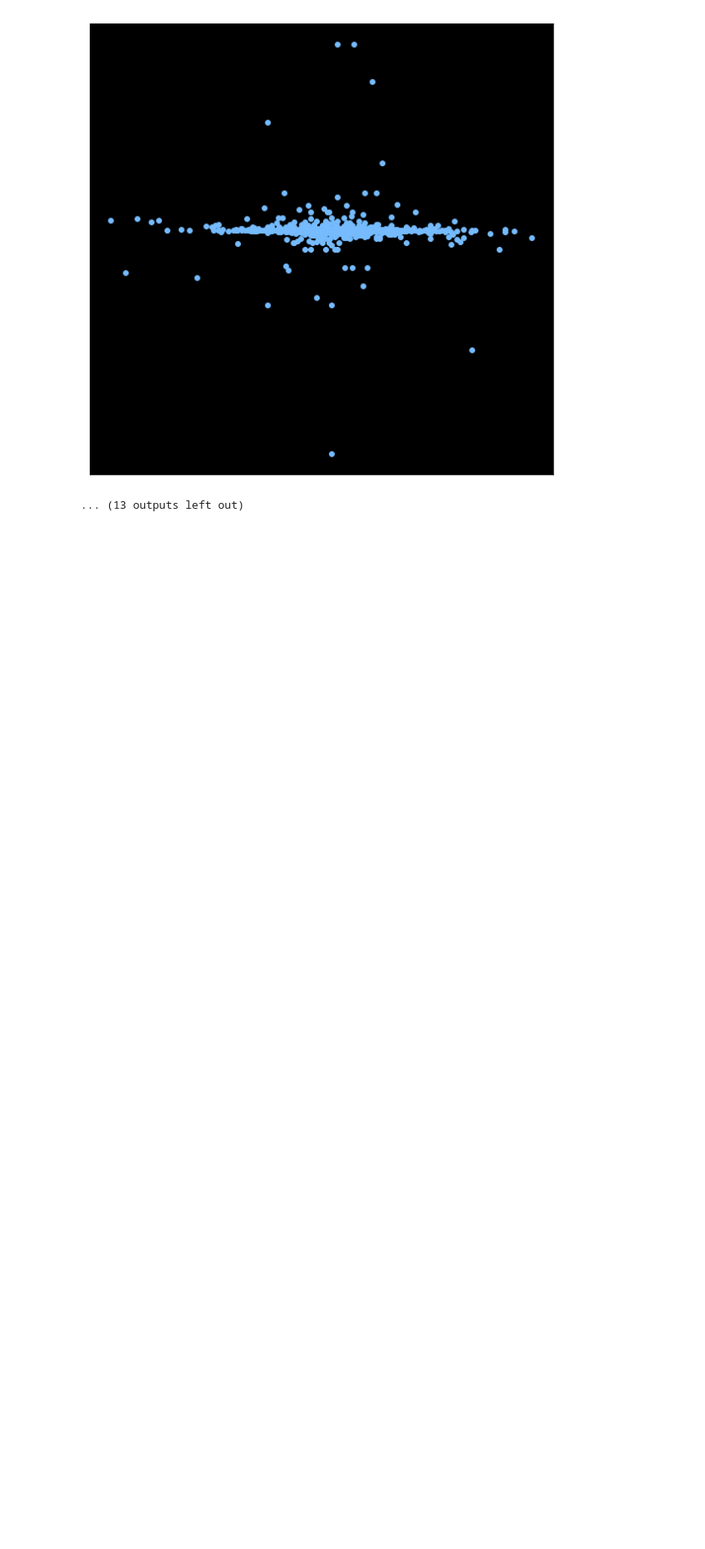
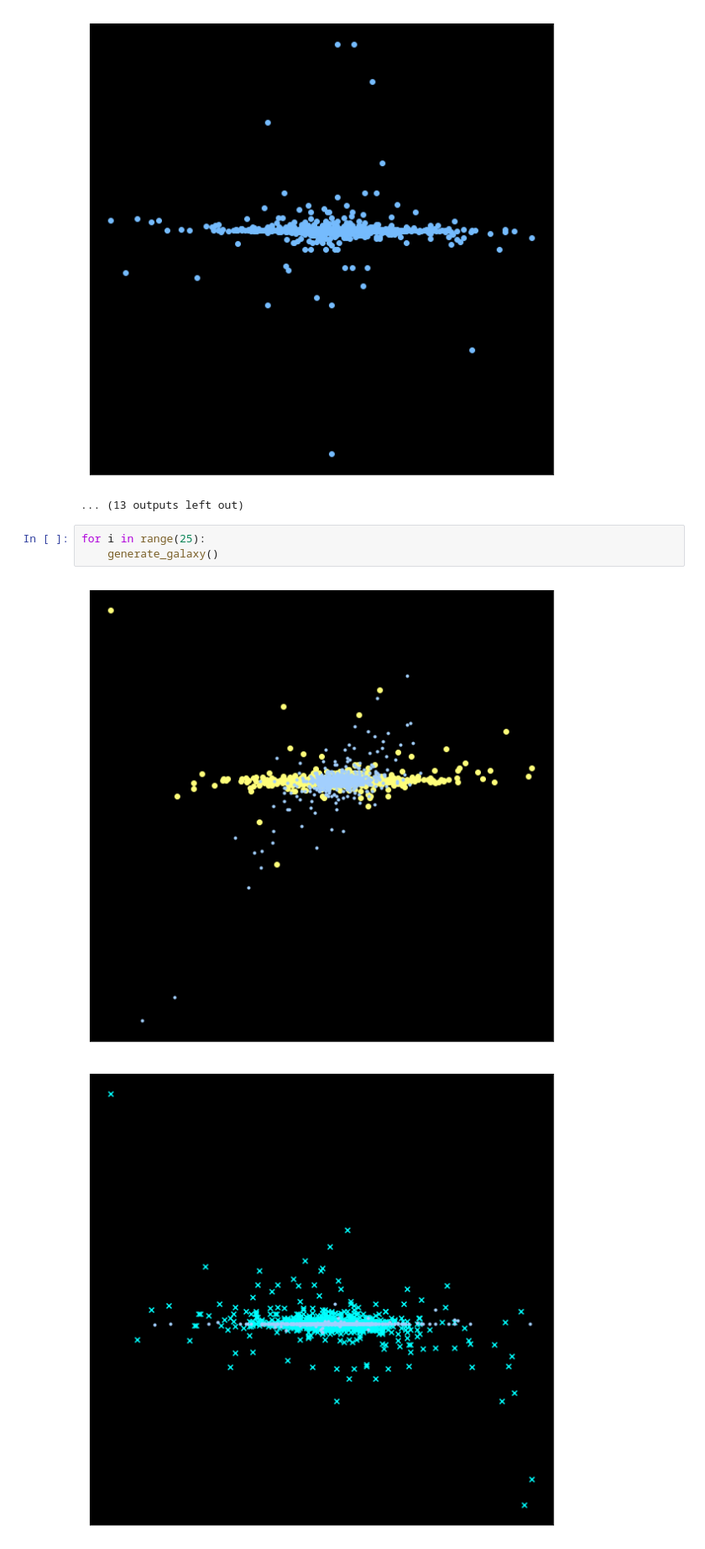
Before and after one commit to DanielJohnBenton/random-galaxy-generator, a Jupyter notebook: galaxy.ipynb, the cells around one changed output. Shown: that part at 84% size. Drawn from its saved outputs; the diff is of its cells as text; blank space fills up the shorter version.

```diff
--- a/galaxy.ipynb
+++ b/galaxy.ipynb
@@ -83,3 +83,9 @@ for i in range(25):
 [figure]
 [figure]
 ... (13 outputs left out)
+# %%
+for i in range(25):
+    generate_galaxy()
+# %% [output]
+[figure, added]
+[figure, added]
```
Also changed, not shown: parts of 1 cell of this notebook.
